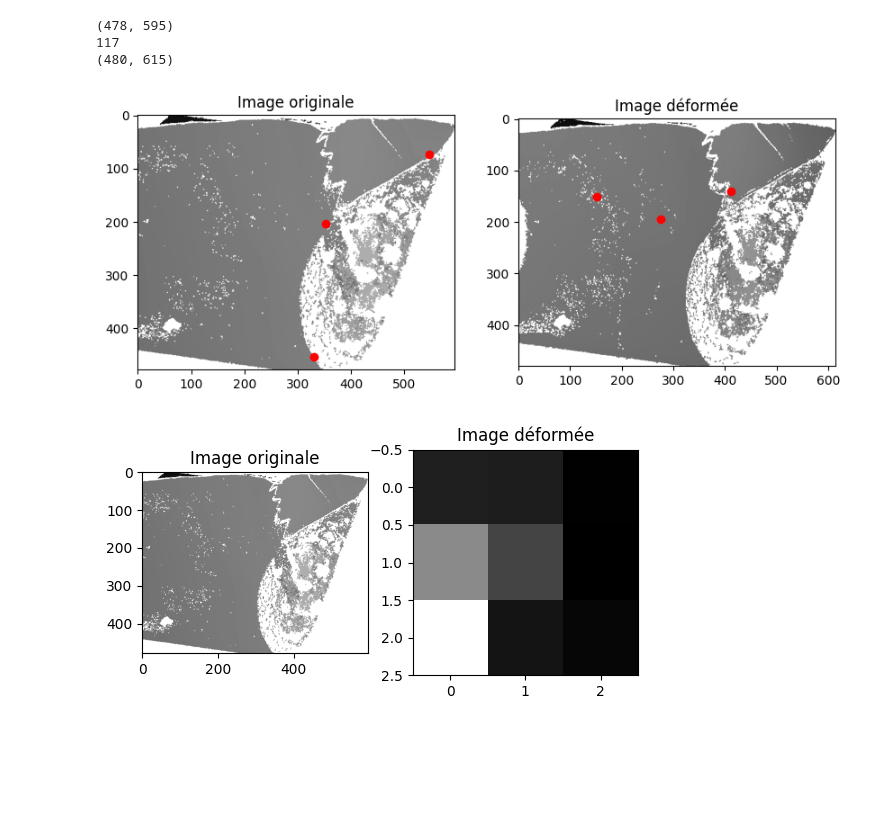
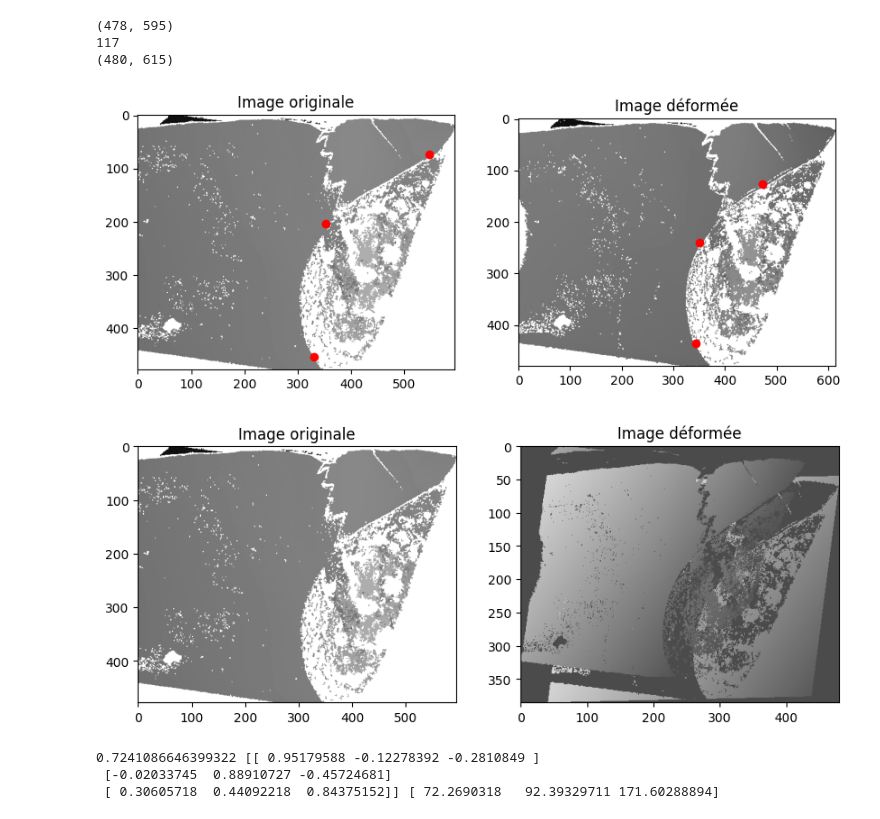
Before and after one commit to Fibo72/projet-12-Computer-vision-Recadrage-d-images, a Jupyter notebook: test.ipynb, the cells around one changed output. Drawn from its saved outputs; the diff is of its cells as text; code cells hidden in the pictures; blank space fills up the shorter version.

```diff
--- a/test.ipynb
+++ b/test.ipynb
@@ -27,34 +27,40 @@ print(img2.shape)
 (480, 615)
 # %%
 l_p_1 = np.array([[547,73, img1[73,547]],[352,204, img1[204, 352]],[330, 453, img1[453,330]]])
-l_p_2 = np.array([[152,150, img2[150, 152]],[276,195, img2[195, 276]],[411, 140, img2[140,411]]])
+l_p_2 = np.array([[473,126, img2[126, 473]],[351,240, img2[240, 351]],[343, 436, img2[436,343]]])
 
 
-lp2_formt = format_img(l_p_2)
+s, R, t = recadrage_cpd(l_p_2, l_p_1)
 
-s, R, t = recadrage_cpd(l_p_1, l_p_2)
 
-img2_recad = apply_recadr(lp2_formt, s, R, t)
+img2_formt = format_img(img2)
+img2_recad = apply_recadr(img2_formt, s, R, t)
+
 
 plt.figure(figsize=(10,10))
 plt.subplot(1,2,1)
 plt.imshow(img1, cmap='gray')
 plt.plot(l_p_1[:,0], l_p_1[:,1], 'ro')
 plt.title('Image originale')
 plt.subplot(1,2,2)
 plt.imshow(img2, cmap='gray')
 plt.plot(l_p_2[:,0], l_p_2[:,1], 'ro')
 plt.title('Image déformée')
 plt.show()
 
-plt.figure()
+plt.figure(figsize=(10,10))
 plt.subplot(1,2,1)
 plt.imshow(img1, cmap='gray')
 plt.title('Image originale')
 plt.subplot(1,2,2)
 plt.imshow(img2_recad, cmap='gray')
 plt.title('Image déformée')
 plt.show()
+
+print(s, R, t)
 # %% [output]
-[figure, old version]
+[figure, new version]
-[figure, old version]
+[figure, new version]
+0.7241086646399322 [[ 0.95179588 -0.12278392 -0.2810849 ]
+ [-0.02033745  0.88910727 -0.45724681]
+ [ 0.30605718  0.44092218  0.84375152]] [ 72.2690318   92.39329711 171.60288894]
```
Also changed, not shown: parts of 2 cells of this notebook, 2 other files.
